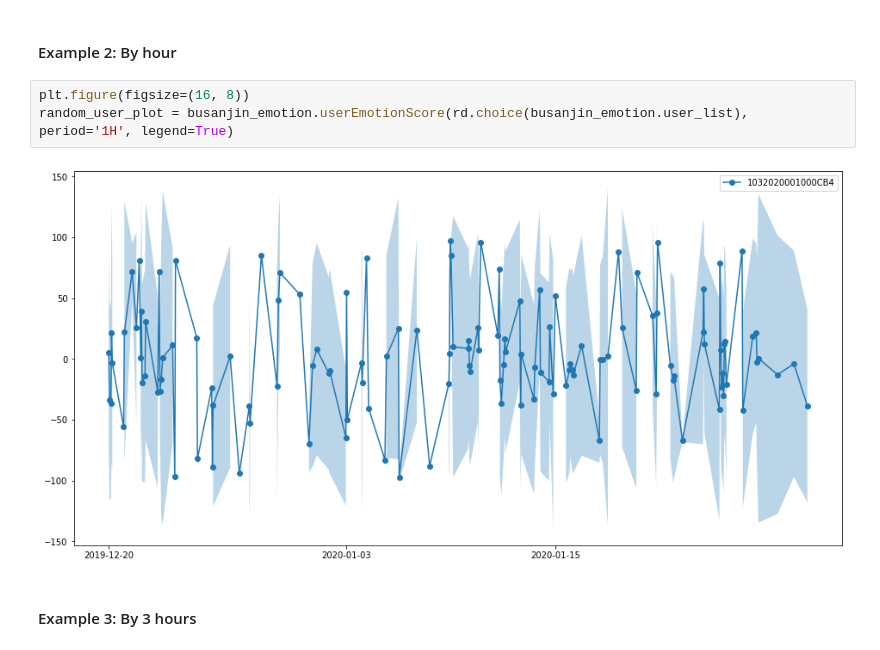
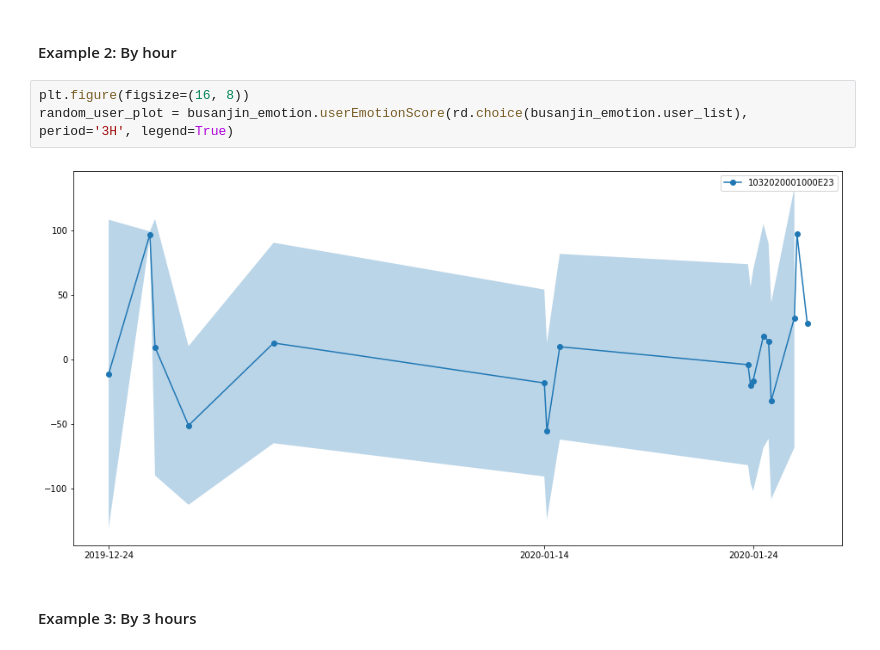
Before and after one commit to swoh816/DasomDataAnalysis, a Jupyter notebook: Emotion/example.ipynb, the cells around one changed output. Drawn from its saved outputs; the diff is of its cells as text.

Commit message:
Updated plotRoom

```diff
--- a/Emotion/example.ipynb
+++ b/Emotion/example.ipynb
@@ -41,9 +41,9 @@ To register the converters:
 #### Example 2: By hour
 # %%
 plt.figure(figsize=(16, 8))
-random_user_plot = busanjin_emotion.userEmotionScore(rd.choice(busanjin_emotion.user_list), period='1H', legend=True)
+random_user_plot = busanjin_emotion.userEmotionScore(rd.choice(busanjin_emotion.user_list), period='3H', legend=True)
 # %% [output]
-[figure, old version]
+[figure, new version]
 # %% [markdown]
 #### Example 3: By 3 hours
 # %%
```
Also changed, not shown: parts of 1 cell of this notebook, 2 other files.
